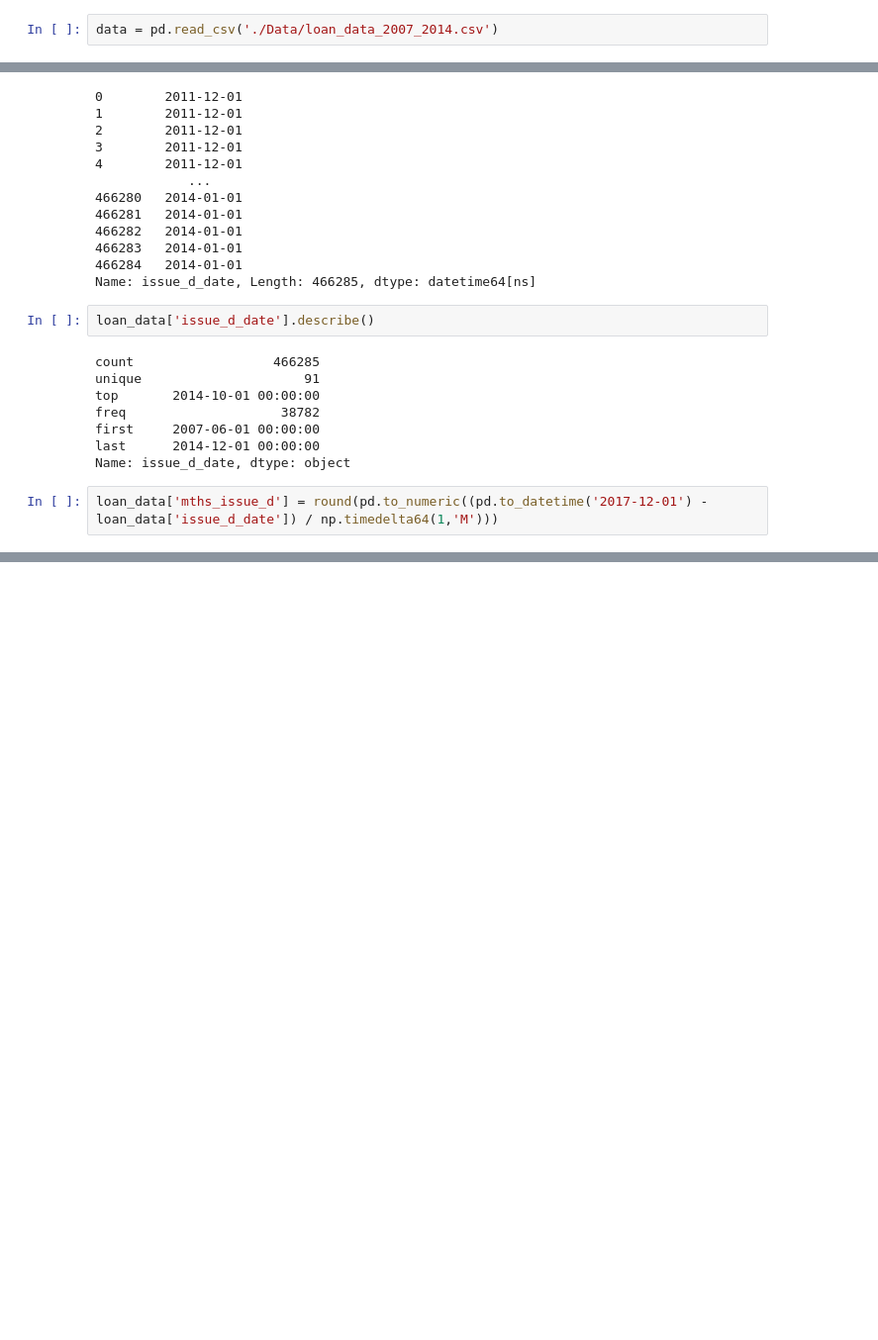
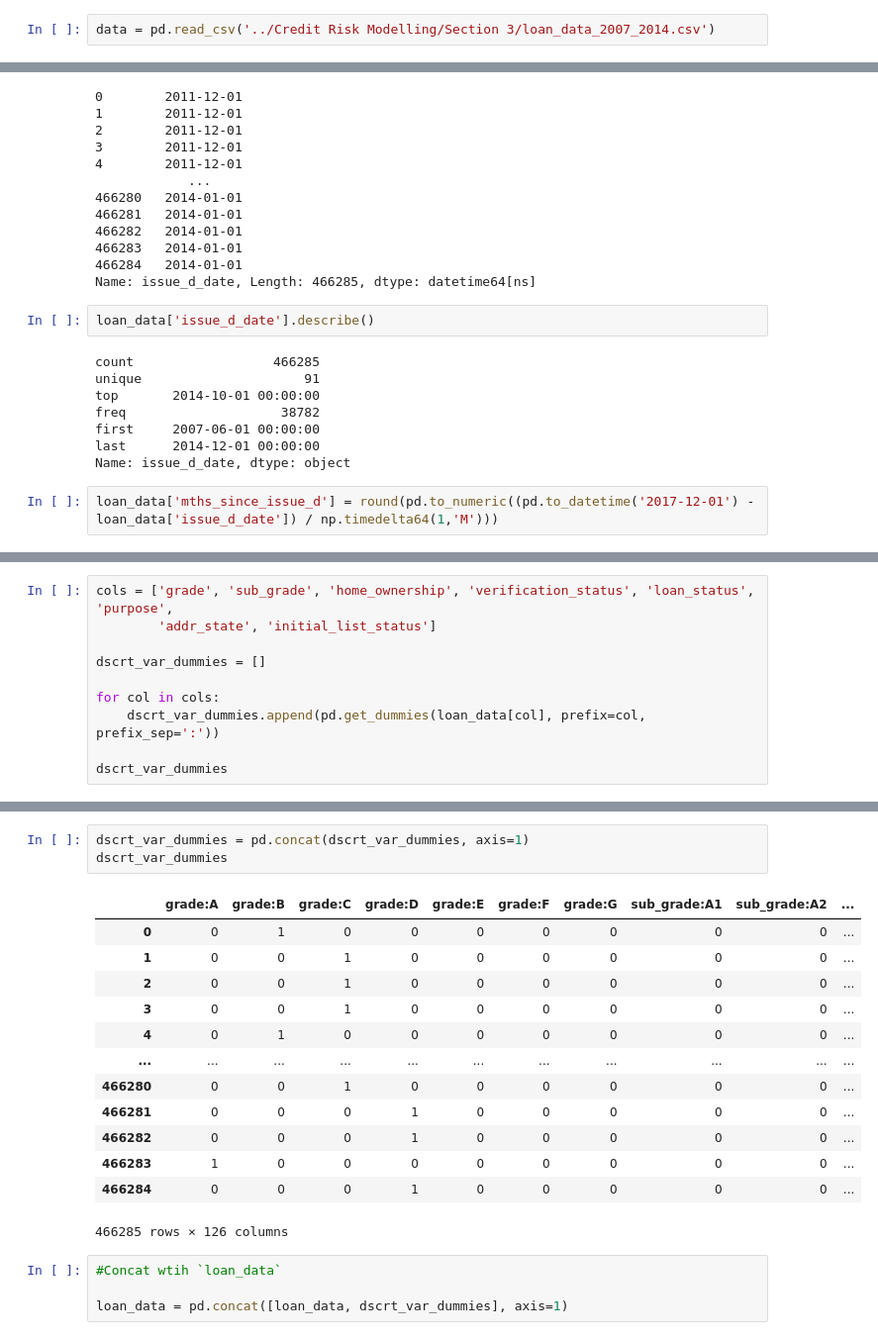
Before and after one commit to abdurrahmanshidiq/Credit_Risk_Modelling, a Jupyter notebook: 1_General_Preprocessing.ipynb, the cells around one changed output, grey strips where cells are left out. Shown at 99% size. Drawn from its saved outputs; the diff is of its cells as text; blank space fills up the shorter version.

```diff
--- a/1_General_Preprocessing.ipynb
+++ b/1_General_Preprocessing.ipynb
@@ -6,5 +10,5 @@ import pandas as pd
 # %%
-data = pd.read_csv('./Data/loan_data_2007_2014.csv')
+data = pd.read_csv('../Credit Risk Modelling/Section 3/loan_data_2007_2014.csv')
 # %%
 loan_data = data.copy()
 # %% [markdown]
@@ -427,4 +441,4 @@ first     2007-06-01 00:00:00
 last      2014-12-01 00:00:00
 Name: issue_d_date, dtype: object
 # %%
-loan_data['mths_issue_d'] = round(pd.to_numeric((pd.to_datetime('2017-12-01') - loan_data['issue_d_date']) / np.timedelta64(1,'M')))
+loan_data['mths_since_issue_d'] = round(pd.to_numeric((pd.to_datetime('2017-12-01') - loan_data['issue_d_date']) / np.timedelta64(1,'M')))
@@ -442,0 +490,10 @@ Name: mths_issue_d, dtype: float64
+# %%
+cols = ['grade', 'sub_grade', 'home_ownership', 'verification_status', 'loan_status', 'purpose',
+        'addr_state', 'initial_list_status']
+
+dscrt_var_dummies = []
+
+for col in cols:
+    dscrt_var_dummies.append(pd.get_dummies(loan_data[col], prefix=col, prefix_sep=':'))
+
+dscrt_var_dummies
@@ -442,0 +518,21 @@ Name: mths_issue_d, dtype: float64
+# %%
+dscrt_var_dummies = pd.concat(dscrt_var_dummies, axis=1)
+dscrt_var_dummies
+# %% [output]
+|  | grade:A | grade:B | grade:C | grade:D | grade:E | grade:F | grade:G | sub_grade:A1 | sub_grade:A2 | ... |
+| 0 | 0 | 1 | 0 | 0 | 0 | 0 | 0 | 0 | 0 | ... |
+| 1 | 0 | 0 | 1 | 0 | 0 | 0 | 0 | 0 | 0 | ... |
+| 2 | 0 | 0 | 1 | 0 | 0 | 0 | 0 | 0 | 0 | ... |
+| 3 | 0 | 0 | 1 | 0 | 0 | 0 | 0 | 0 | 0 | ... |
+| 4 | 0 | 1 | 0 | 0 | 0 | 0 | 0 | 0 | 0 | ... |
+| ... | ... | ... | ... | ... | ... | ... | ... | ... | ... | ... |
+| 466280 | 0 | 0 | 1 | 0 | 0 | 0 | 0 | 0 | 0 | ... |
+| 466281 | 0 | 0 | 0 | 1 | 0 | 0 | 0 | 0 | 0 | ... |
+| 466282 | 0 | 0 | 0 | 1 | 0 | 0 | 0 | 0 | 0 | ... |
+| 466283 | 1 | 0 | 0 | 0 | 0 | 0 | 0 | 0 | 0 | ... |
+| 466284 | 0 | 0 | 0 | 1 | 0 | 0 | 0 | 0 | 0 | ... |
+466285 rows × 126 columns
+# %%
+#Concat wtih `loan_data`
+
+loan_data = pd.concat([loan_data, dscrt_var_dummies], axis=1)
```
Also changed, not shown: parts of 38 cells of this notebook, 1 other file.
